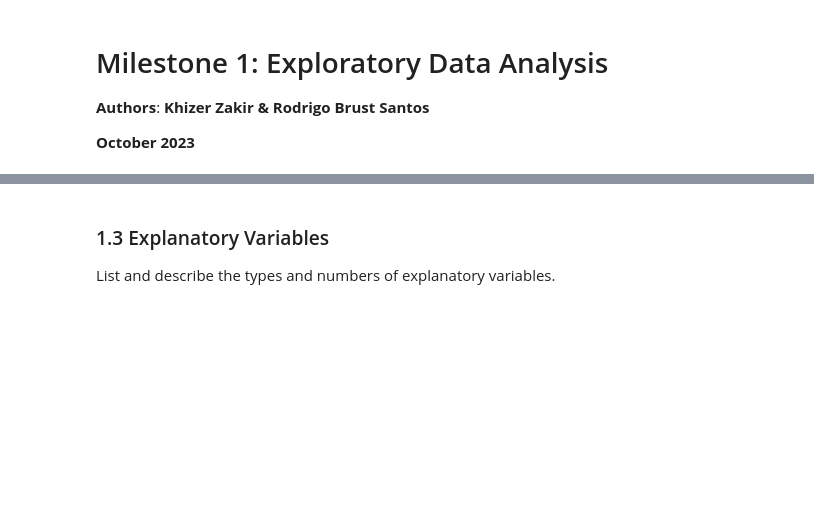
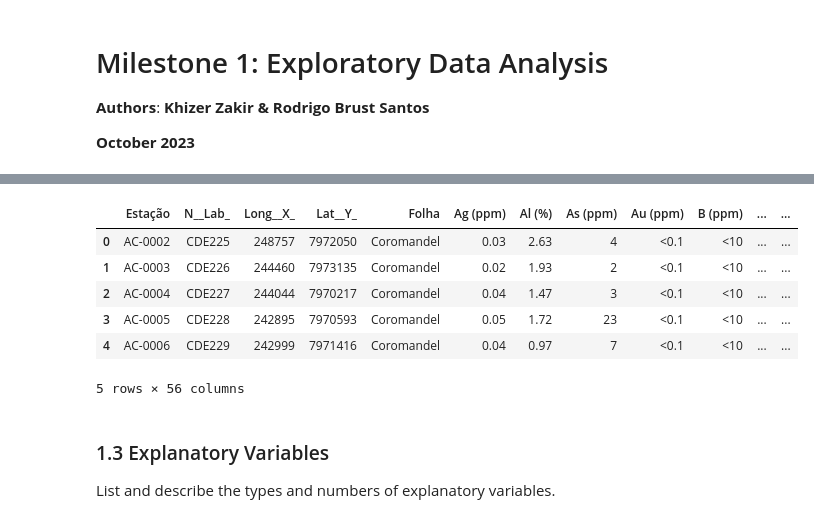
Before and after one commit to rodreras/StreamSamples_ML, a Jupyter notebook: milestone1/01_data_description.ipynb, the cells around one changed output, grey strips where cells are left out. Cells and saved outputs as stored; diff of their text form; code cells hidden in the pictures; blank space fills up the shorter version.

```diff
--- a/milestone1/01_data_description.ipynb
+++ b/milestone1/01_data_description.ipynb
@@ -52,3 +58,18 @@ Having the whole background in mind, the objective of this project is to find, w
+# %%
+# Load the dataset
+file_path = '../dataset/stream_samples_original.csv'
+df = pd.read_csv(file_path, sep = ';')
+
+# Display the first few rows of the dataset
+df.head()
+# %% [output]
+|  | Estação | N__Lab_ | Long__X_ | Lat__Y_ | Folha | Ag (ppm) | Al (%) | As (ppm) | Au (ppm) | B (ppm) | ... | ... |
+| 0 | AC-0002 | CDE225 | 248757 | 7972050 | Coromandel | 0.03 | 2.63 | 4 | <0.1 | <10 | ... | ... |
+| 1 | AC-0003 | CDE226 | 244460 | 7973135 | Coromandel | 0.02 | 1.93 | 2 | <0.1 | <10 | ... | ... |
+| 2 | AC-0004 | CDE227 | 244044 | 7970217 | Coromandel | 0.04 | 1.47 | 3 | <0.1 | <10 | ... | ... |
+| 3 | AC-0005 | CDE228 | 242895 | 7970593 | Coromandel | 0.05 | 1.72 | 23 | <0.1 | <10 | ... | ... |
+| 4 | AC-0006 | CDE229 | 242999 | 7971416 | Coromandel | 0.04 | 0.97 | 7 | <0.1 | <10 | ... | ... |
+5 rows × 56 columns
 # %% [markdown]
 
 ### 1.3 Explanatory Variables
```
Also changed, not shown: parts of 12 cells of this notebook, 3 other files.
